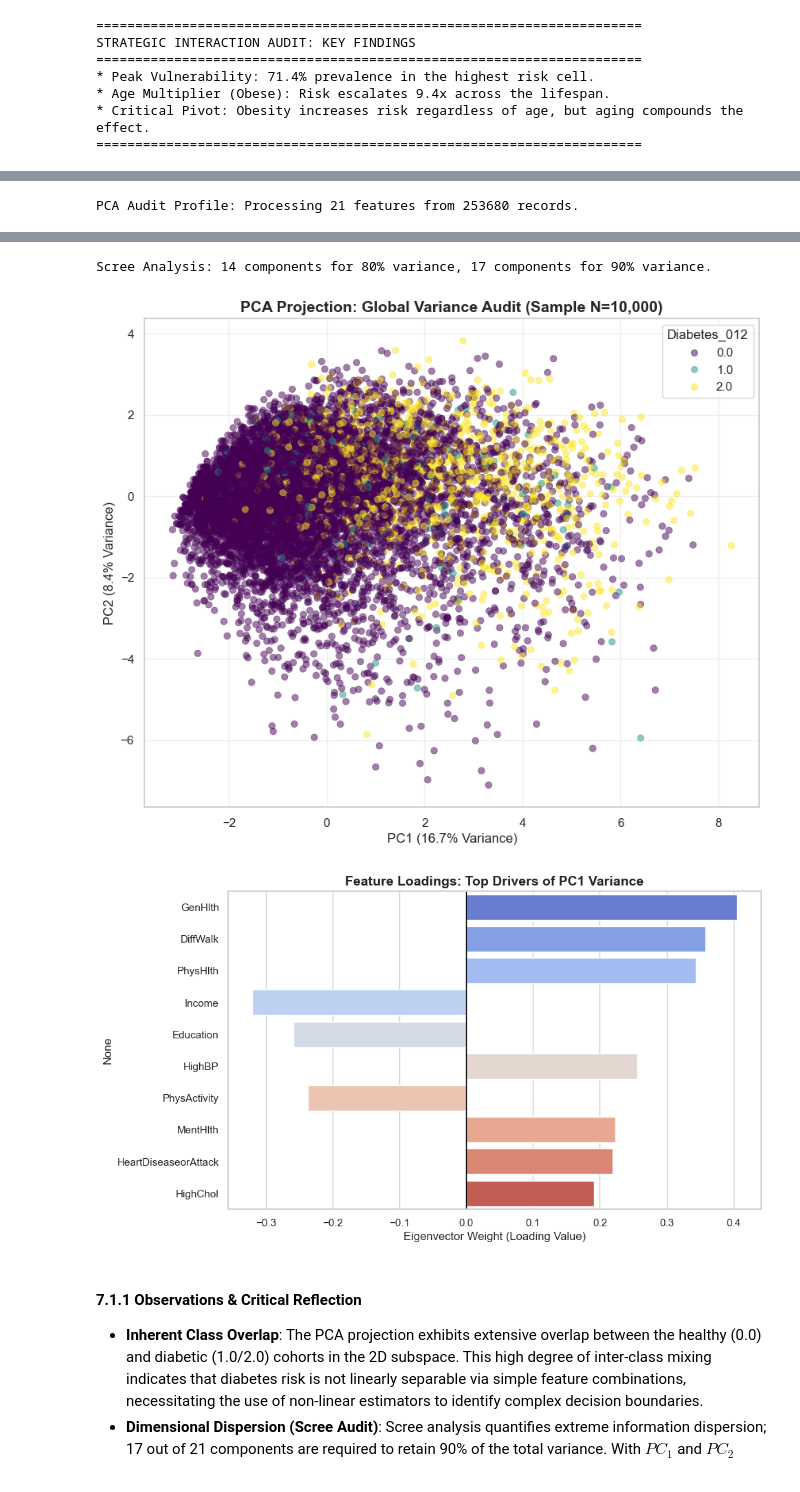
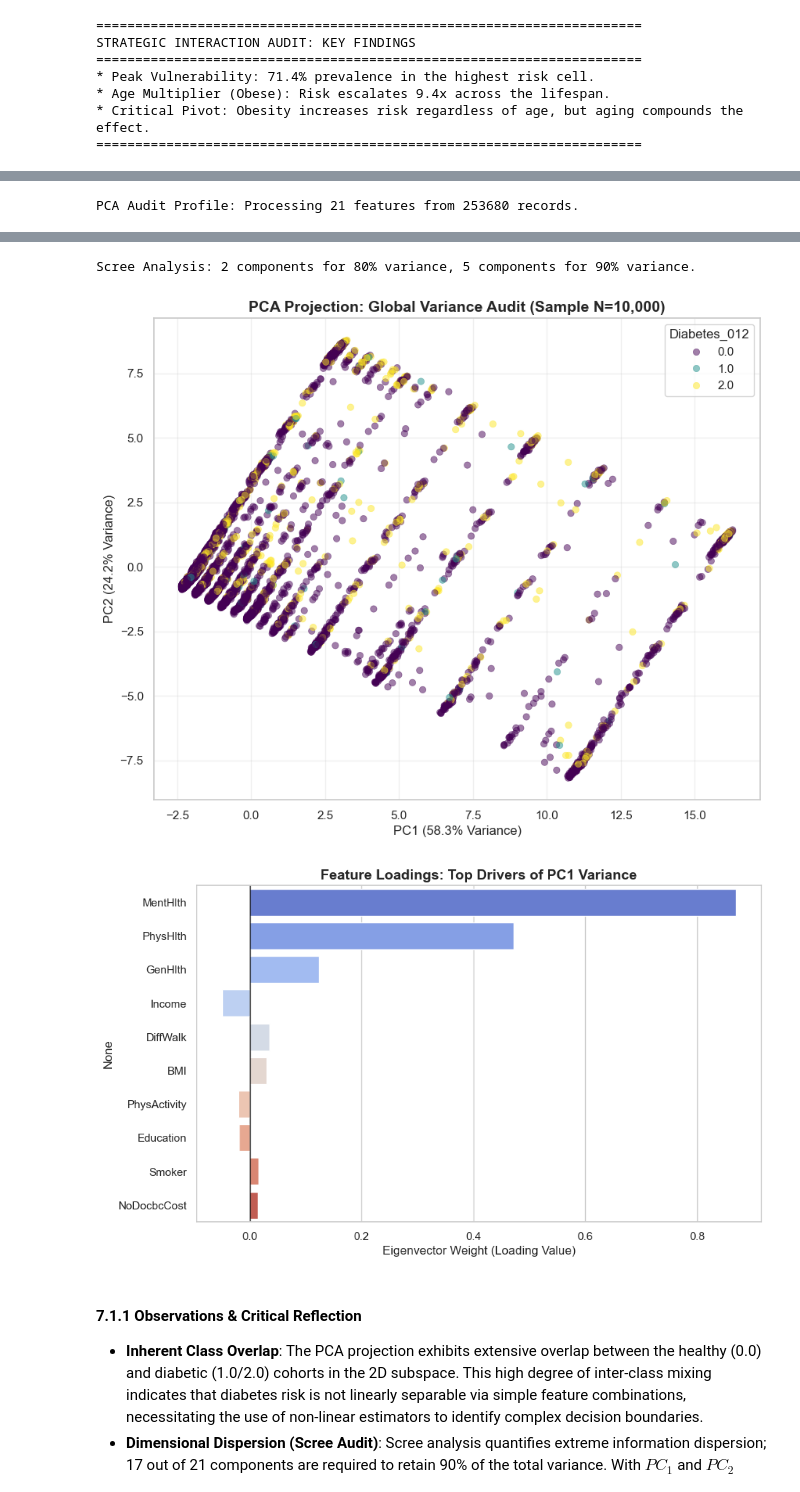
Before and after one commit to Zayne-Feng/DiaMetric-CDC, a Jupyter notebook: 01_Data_Understanding_EDA.ipynb, the cells around one changed output, grey strips where cells are left out. Drawn from its saved outputs; the diff is of its cells as text; code cells hidden in the pictures.

```diff
--- a/01_Data_Understanding_EDA.ipynb
+++ b/01_Data_Understanding_EDA.ipynb
@@ -1141,9 +1148,10 @@ if not df.empty:
 
         print(f"PCA Audit Profile: Processing {X_pca_input.shape[1]} features from {len(df)} records.")
 
-        # Step 2: Standardization (Mandatory for PCA)
-        # Centering and scaling to ensure unit variance across survey features
-        scaler = StandardScaler()
+        # Step 2: Data Scaling
+        from sklearn.decomposition import PCA
+        from sklearn.preprocessing import RobustScaler
+        scaler = RobustScaler() # Scaling using median and interquartile range, more robust to outliers
         X_scaled = scaler.fit_transform(X_pca_input)
 
         # Step 3: Scree Analysis & Cumulative Variance
@@ -1213,6 +1221,6 @@ PCA Audit Profile: Processing 21 features from 253680 records.
-Scree Analysis: 14 components for 80% variance, 17 components for 90% variance.
+Scree Analysis: 2 components for 80% variance, 5 components for 90% variance.
-[figure, old version]
+[figure, new version]
-[figure, old version]
+[figure, new version]
 # %% [markdown]
 #### 7.1.1 Observations & Critical Reflection
 
```
Also changed, not shown: parts of 26 cells of this notebook, 13 other files.
